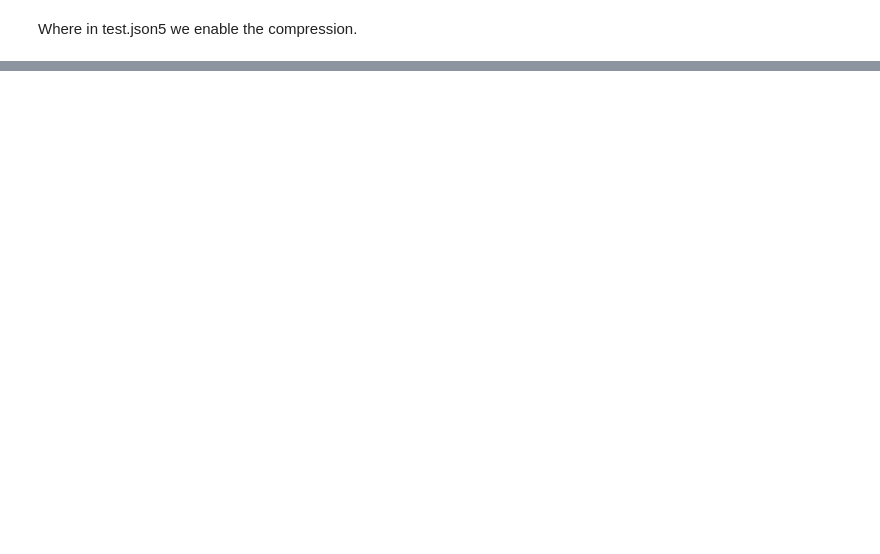
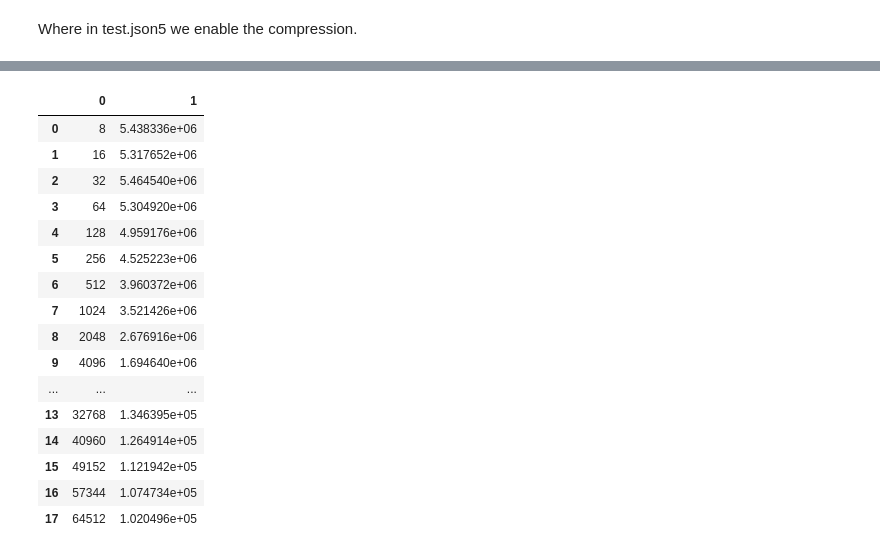
Before and after one commit to DariusIMP/zenoh-compression-analysis, a Jupyter notebook: notebooks/Messages.ipynb, the cells around one changed output, grey strips where cells are left out. Saved outputs shown, nothing was run; the diff lists cells and outputs as text; code cells hidden in the pictures; blank space fills up the shorter version.

```diff
--- a/notebooks/Messages.ipynb
+++ b/notebooks/Messages.ipynb
@@ -128,3 +147,23 @@ df_high_entropy
+# %%
+df_uncompressed
+# %% [output]
+|  | 0 | 1 |
+| 0 | 8 | 5.438336e+06 |
+| 1 | 16 | 5.317652e+06 |
+| 2 | 32 | 5.464540e+06 |
+| 3 | 64 | 5.304920e+06 |
+| 4 | 128 | 4.959176e+06 |
+| 5 | 256 | 4.525223e+06 |
+| 6 | 512 | 3.960372e+06 |
+| 7 | 1024 | 3.521426e+06 |
+| 8 | 2048 | 2.676916e+06 |
+| 9 | 4096 | 1.694640e+06 |
+| ... | ... | ... |
+| 13 | 32768 | 1.346395e+05 |
+| 14 | 40960 | 1.264914e+05 |
+| 15 | 49152 | 1.121942e+05 |
+| 16 | 57344 | 1.074734e+05 |
+| 17 | 64512 | 1.020496e+05 |
 # %%
 def plot_messages_per_second():
     fig, ax = plt.subplots()
```
Also changed, not shown: parts of 15 cells of this notebook, 1 other file.
